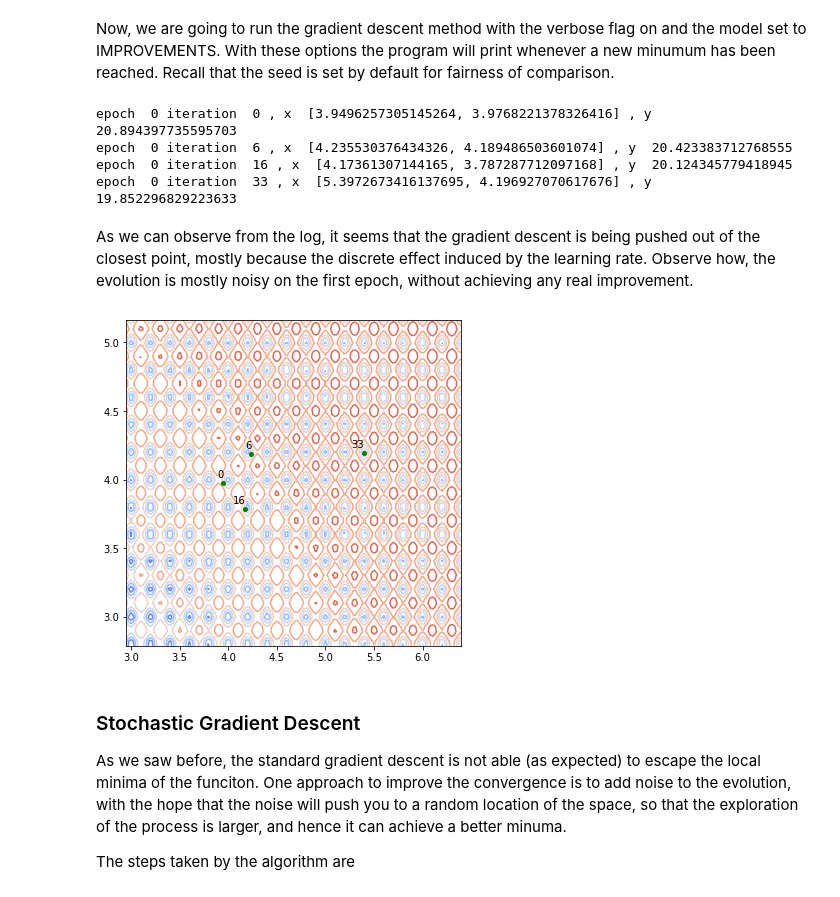
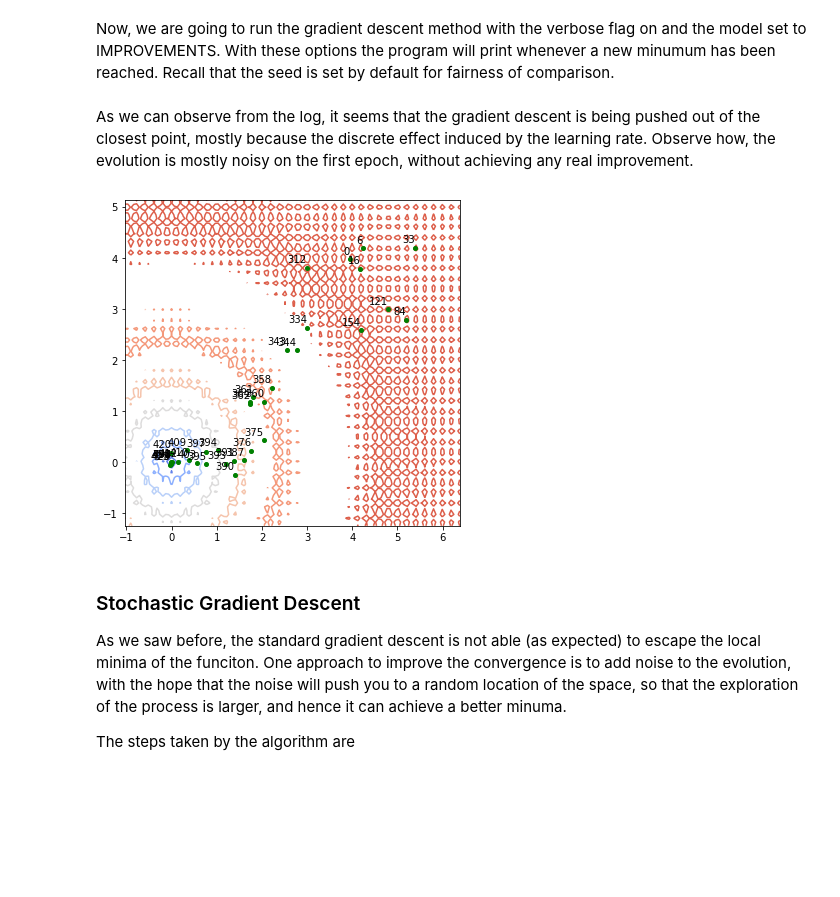
Before and after one commit to quantliquidlabs/gradientOptimization, a Jupyter notebook: code/Presentation.ipynb, the cells around one changed output. Cells and saved outputs as stored; diff of their text form; code cells hidden in the pictures; blank space fills up the shorter version.

```diff
--- a/code/Presentation.ipynb
+++ b/code/Presentation.ipynb
@@ -94,18 +94,13 @@ gopt = optimizationMethods(ackley)
 Now, we are going to run the gradient descent method with the verbose flag on and the model set to IMPROVEMENTS. With these options the program will print whenever a new minumum has been reached. Recall that the seed is set by default for fairness of comparison.
 # %%
 torch.manual_seed(0)
-res = gopt.gradient_descent( eta, epochs, steps)
+res = gopt.gradient_descent( eta, epochs, steps, verbose = False)
-# %% [output]
-epoch  0 iteration  0 , x  [3.9496257305145264, 3.9768221378326416] , y  20.894397735595703
-epoch  0 iteration  6 , x  [4.235530376434326, 4.189486503601074] , y  20.423383712768555
-epoch  0 iteration  16 , x  [4.17361307144165, 3.787287712097168] , y  20.124345779418945
-epoch  0 iteration  33 , x  [5.3972673416137695, 4.196927070617676] , y  19.852296829223633
 # %% [markdown]
 As we can observe from the log, it seems that the gradient descent is being pushed out of the closest point, mostly because the discrete effect induced by the learning rate. Observe how, the evolution is mostly noisy on the first epoch, without achieving any real improvement.
 # %%
-def flatten_points(res):
+def flatten_points(res, epoch = 0):
     x, y, z = [], [], []
-    for i, v in res.values[0].items():
+    for i, v in res.values[epoch].items():
         x.append( v[0][0] )
         y.append( v[0][1] )
         z.append( i )
@@ -124,20 +119,20 @@ def extra_plotter(x, y, steps, marker = "go", markersize = 2, labeled = True):
 
     return f
 # %%
-def plot_evolution(res):
-    x,y,step_num = flatten_points(res)
+def plot_evolution(res, contour_func, labeled = True, epoch = 0 ):
+    x,y,step_num = flatten_points(res, epoch = epoch)
     x_min, x_max = min(x)-1,max(x)+ 1
     y_min, y_max = min(y)-1,max(y)+ 1
     delta_x, delta_y = ( y_max - y_min )*0.01, ( x_max - x_min )*0.01
 
-    box_surface_2d_tourch( [x_min, y_min], [x_max, y_max], [delta_x, delta_y], ackley,
+    box_surface_2d_tourch( [x_min, y_min], [x_max, y_max], [delta_x, delta_y], contour_func,
                           figsize= (6,6),
                           type_of_plot = typeOfPlot.Contour,
-                          extra_plotter = extra_plotter(x,y,step_num) )
+                          extra_plotter = extra_plotter(x,y,step_num, labeled = labeled) )
 
-plot_evolution(res)
+plot_evolution(res, ackley)
 # %% [output]
-[figure, old version]
+[figure, new version]
 # %% [markdown]
 ### Stochastic Gradient Descent
 
```
Also changed, not shown: parts of 18 cells of this notebook, 7 other files.
